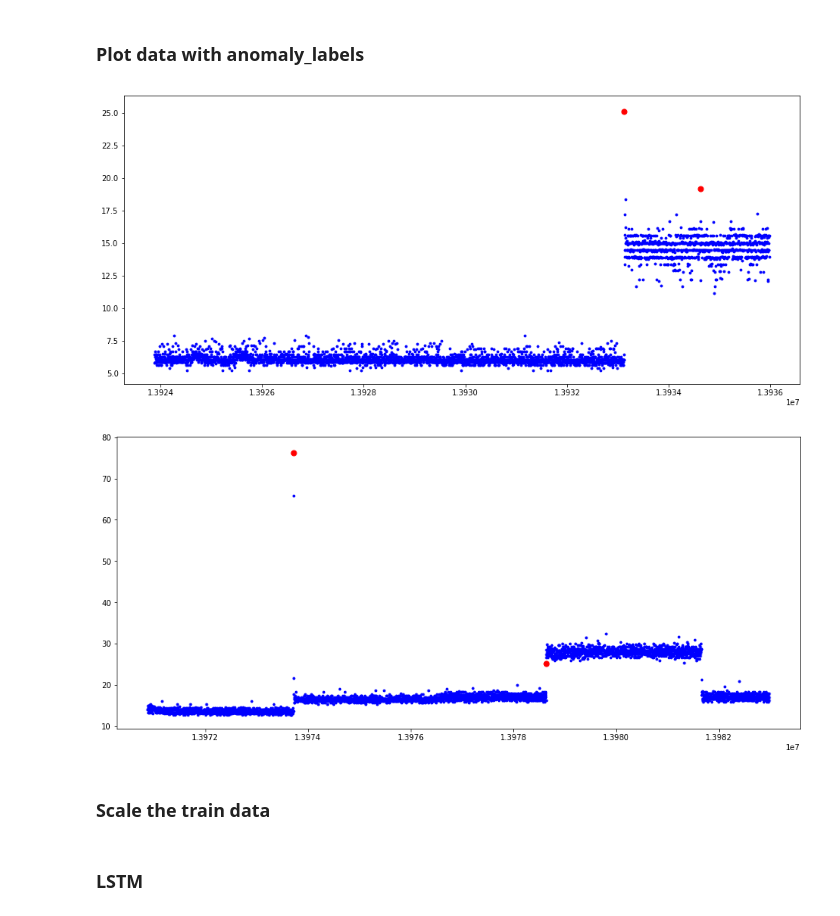
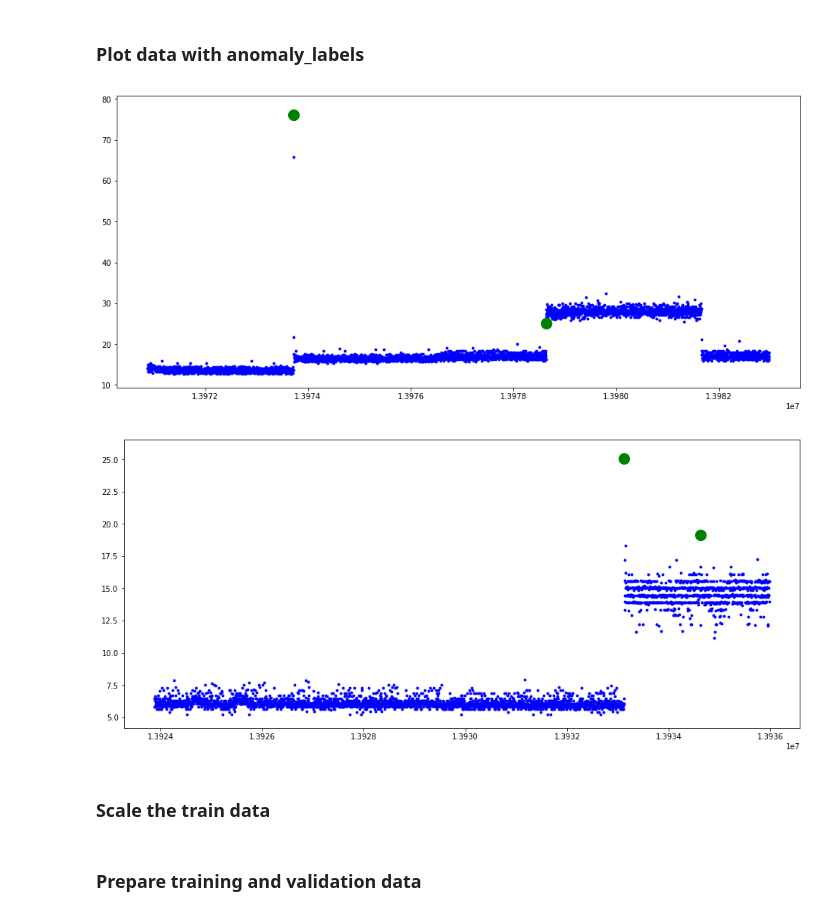
Before and after one commit to Lohika-Labs/time-series-anomaly-detection, a Jupyter notebook: anomaly_AWS.ipynb, the cells around one changed output. Drawn from its saved outputs; the diff is of its cells as text; code cells hidden in the pictures.

```diff
--- a/anomaly_AWS.ipynb
+++ b/anomaly_AWS.ipynb
@@ -29,15 +17,0 @@ train_df.shape
-# %%
-labels_path = nab_path + '/labels/combined_labels.json'
-
-file = open(labels_path, 'r')
-content = file.read()
-labels = json.loads(content)
-file.close()
-
-train_df['anomaly_label'] = train_df['timestamp'].isin(
-    labels[file1]).astype(int)
-
-test_df['anomaly_label'] = test_df['timestamp'].isin(
-    labels[file2]).astype(int)
-
-train_df.head()
@@ -50,0 +18,6 @@ train_df.head()
+# %%
+labels_file = open(labels_path, 'r')
+labels = json.loads(labels_file.read())
+labels_file.close()
+
+# TODO output labels
@@ -50,0 +26,10 @@ train_df.head()
+# %%
+def load_data_frame(file_name):
+    data_frame = pd.read_csv(nab_data_path + file_name)
+    data_frame['anomaly_label'] = data_frame['timestamp'].isin(labels[file_name]).astype(int)
+    return data_frame
+
+training_file_name = 'realAWSCloudwatch/rds_cpu_utilization_e47b3b.csv'
+
+training_data_frame = load_data_frame(training_file_name)
+training_data_frame.head()
@@ -62,23 +73,27 @@ test_df['time_epoch'] = (test_df['timestamp'].astype(
 # %% [markdown]
 ### Plot data with anomaly_labels
 # %%
-def plot(df):
+def plot(data_frame):
     fig, ax = plt.subplots()
 
-    a = df.loc[df['anomaly_label'] == 1, ['time_epoch', 'value']]
+    a = data_frame.loc[data_frame['anomaly_label'] == 1, ['time_epoch', 'value']]
 
-    ax.scatter(df['time_epoch'], df['value'], s=8, color='blue')
-    ax.scatter(a['time_epoch'], a['value'], s=50, color='red')
+    ax.scatter(data_frame['time_epoch'], data_frame['value'], s=8, color='blue')
+    ax.scatter(a['time_epoch'], a['value'], s=200, color='green')
     plt.show()
 
 
 figsize(16, 7)
 
-plot(train_df)
-plot(test_df)
+plot(training_data_frame)
 # %% [output]
-[figure, old version]
+[figure, new version]
-[figure, removed]
+# %%
+figsize(16, 7)
+
+plot(test_data_frame)
+# %% [output]
+[figure, added]
 # %% [markdown]
 ### Scale the train data
 # %%
@@ -92,2 +107,0 @@ train_data = min_max_scaler.fit_transform(
-# %% [markdown]
-### LSTM
@@ -105,0 +108,2 @@ validate_data_batches = mx.gluon.data.DataLoader(
+# %% [markdown]
+### Prepare training and validation data
```
Also changed, not shown: parts of 24 cells of this notebook.
